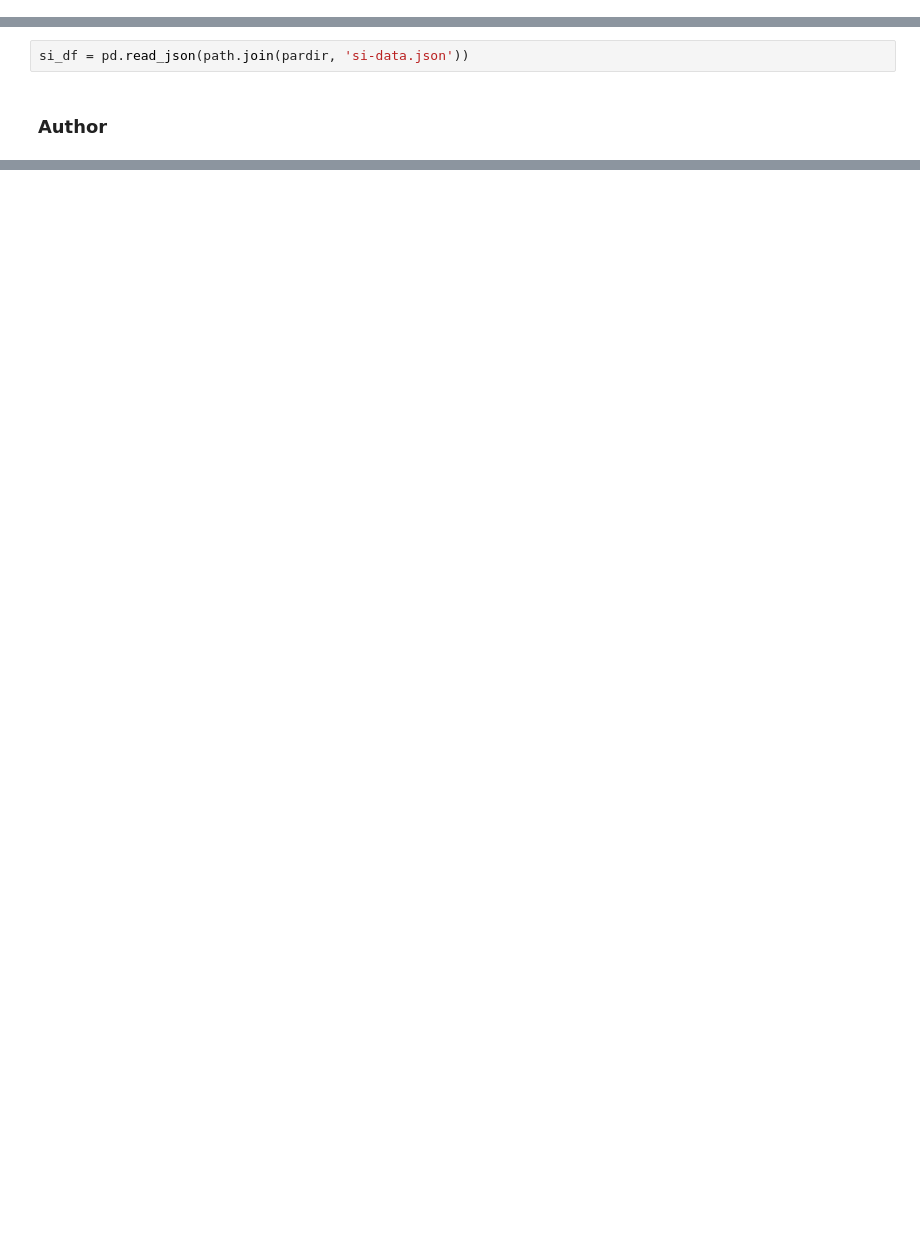
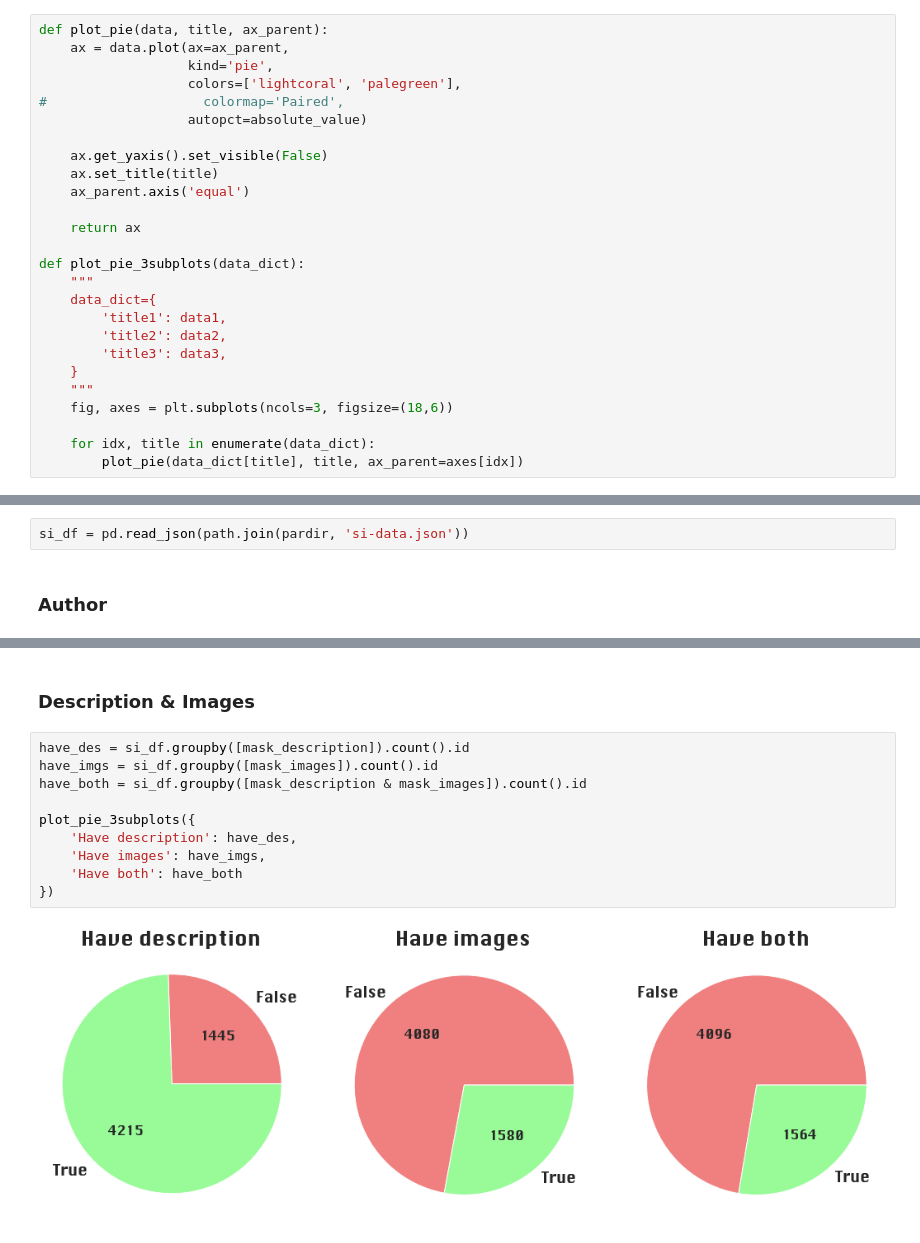
Before and after one commit to bluenex/siamensis-si, a Jupyter notebook: ipynb/si-stats.ipynb, the cells around one changed output, grey strips where cells are left out. Saved outputs shown, nothing was run; the diff lists cells and outputs as text; blank space fills up the shorter version.

```diff
--- a/ipynb/si-stats.ipynb
+++ b/ipynb/si-stats.ipynb
@@ -11,0 +53,26 @@ rcParams['font.sans-serif'] = ['Tahoma']
+# %%
+def plot_pie(data, title, ax_parent):
+    ax = data.plot(ax=ax_parent,
+                   kind='pie',
+                   colors=['lightcoral', 'palegreen'],
+#                    colormap='Paired',
+                   autopct=absolute_value)
+
+    ax.get_yaxis().set_visible(False)
+    ax.set_title(title)
+    ax_parent.axis('equal')
+
+    return ax
+
+def plot_pie_3subplots(data_dict):
+    """
+    data_dict={
+        'title1': data1,
+        'title2': data2,
+        'title3': data3,
+    }
+    """
+    fig, axes = plt.subplots(ncols=3, figsize=(18,6))
+
+    for idx, title in enumerate(data_dict):
+        plot_pie(data_dict[title], title, ax_parent=axes[idx])
@@ -24 +145,15 @@ si_df.groupby('author').id.count().plot(kind='pie')
+# %% [markdown]
+### Description & Images
+# %%
+have_des = si_df.groupby([mask_description]).count().id
+have_imgs = si_df.groupby([mask_images]).count().id
+have_both = si_df.groupby([mask_description & mask_images]).count().id
+
+plot_pie_3subplots({
+    'Have description': have_des,
+    'Have images': have_imgs,
+    'Have both': have_both
+})
+# %% [output]
+[figure, added]
 # %% [markdown]
```
Also changed, not shown: parts of 13 cells of this notebook, 1 other file.
